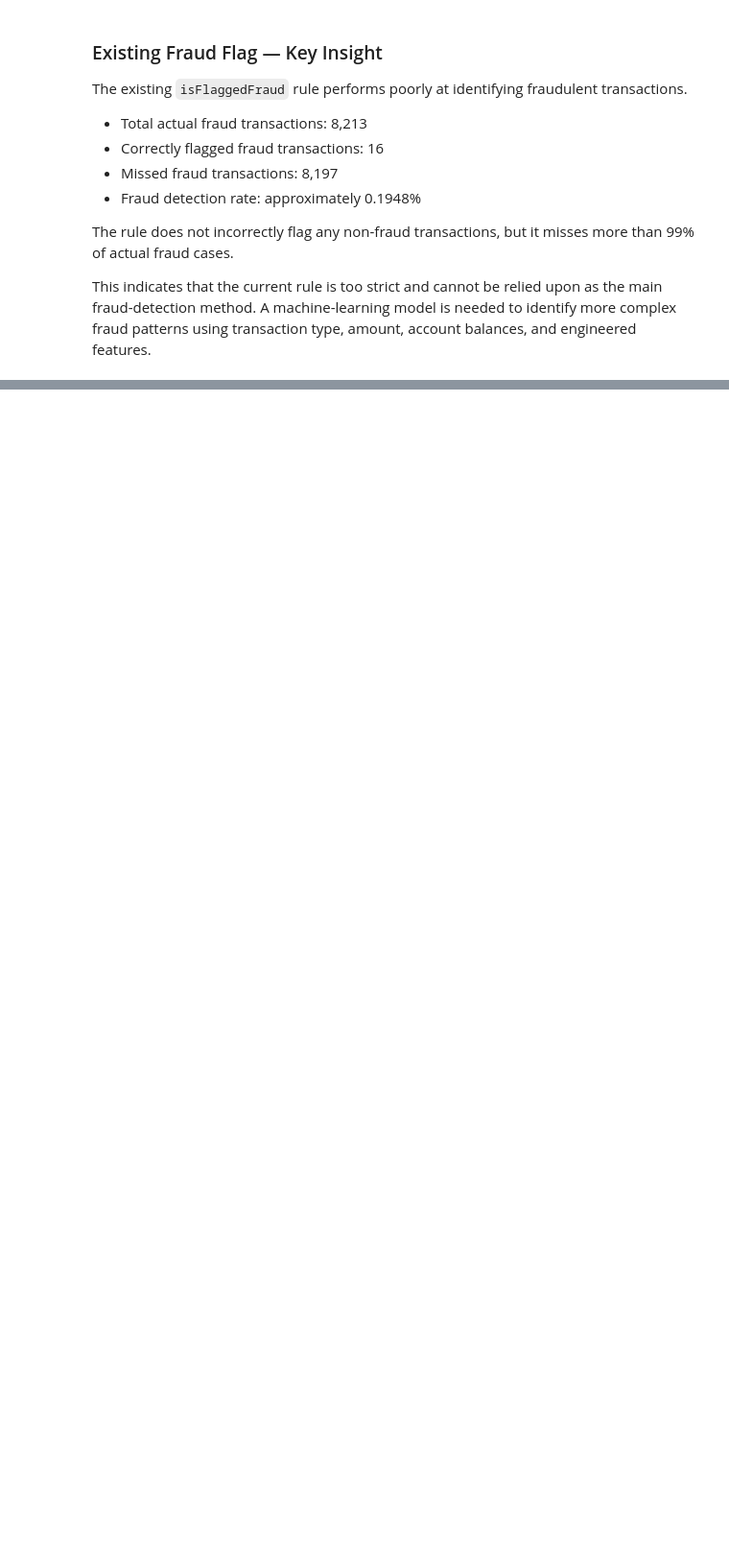
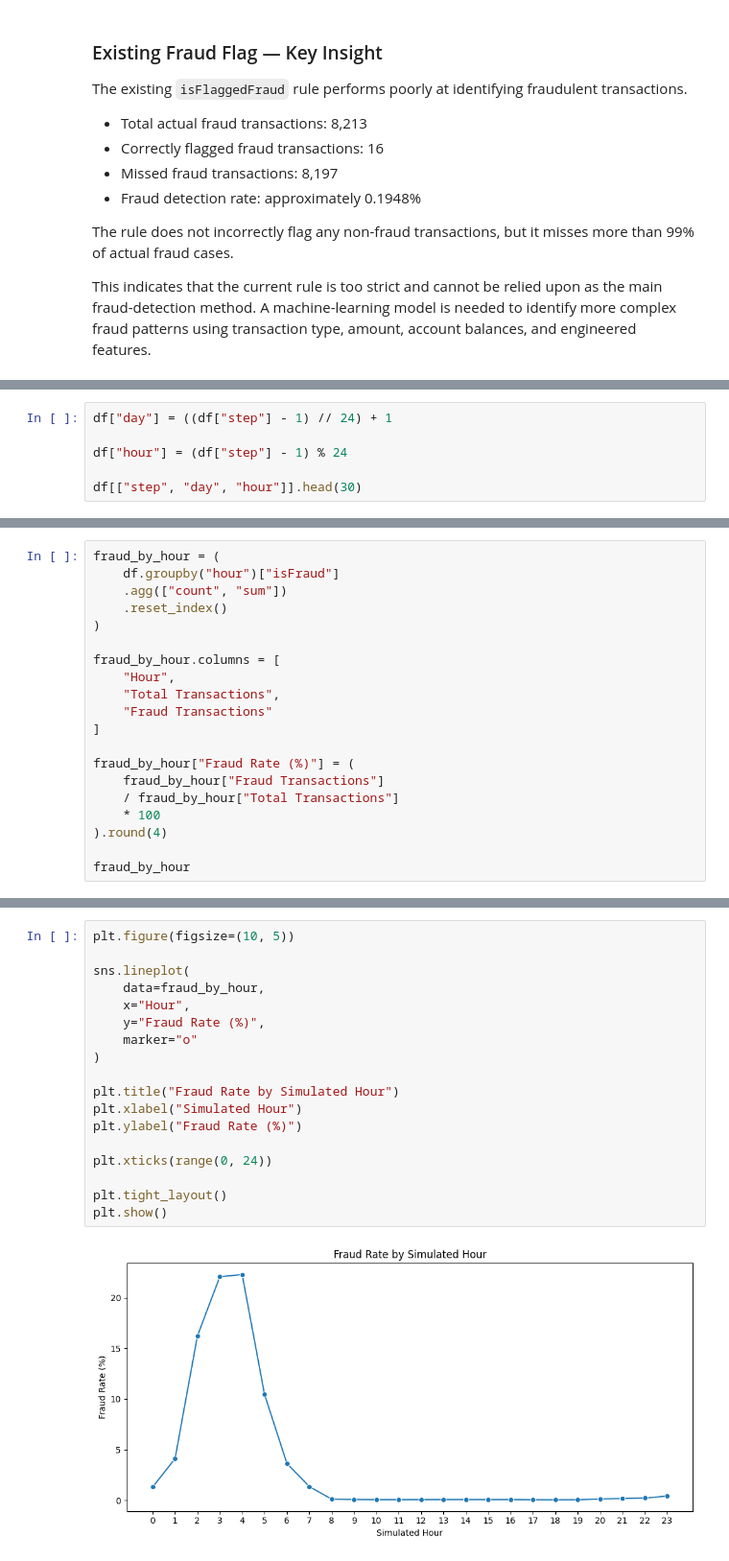
Before and after one commit to vedu13/paysim-fraud-detection, a Jupyter notebook: notebooks/02_exploratory_data_analysis.ipynb, the cells around one changed output, grey strips where cells are left out. Shown at 96% size. Saved outputs shown, nothing was run; the diff lists cells and outputs as text; blank space fills up the shorter version.

```diff
--- a/notebooks/02_exploratory_data_analysis.ipynb
+++ b/notebooks/02_exploratory_data_analysis.ipynb
@@ -612,0 +632,6 @@ This indicates that the current rule is too strict and cannot be relied upon as
+# %%
+df["day"] = ((df["step"] - 1) // 24) + 1
+
+df["hour"] = (df["step"] - 1) % 24
+
+df[["step", "day", "hour"]].head(30)
@@ -612,0 +670,20 @@ This indicates that the current rule is too strict and cannot be relied upon as
+# %%
+fraud_by_hour = (
+    df.groupby("hour")["isFraud"]
+    .agg(["count", "sum"])
+    .reset_index()
+)
+
+fraud_by_hour.columns = [
+    "Hour",
+    "Total Transactions",
+    "Fraud Transactions"
+]
+
+fraud_by_hour["Fraud Rate (%)"] = (
+    fraud_by_hour["Fraud Transactions"]
+    / fraud_by_hour["Total Transactions"]
+    * 100
+).round(4)
+
+fraud_by_hour
@@ -612,0 +712,20 @@ This indicates that the current rule is too strict and cannot be relied upon as
+# %%
+plt.figure(figsize=(10, 5))
+
+sns.lineplot(
+    data=fraud_by_hour,
+    x="Hour",
+    y="Fraud Rate (%)",
+    marker="o"
+)
+
+plt.title("Fraud Rate by Simulated Hour")
+plt.xlabel("Simulated Hour")
+plt.ylabel("Fraud Rate (%)")
+
+plt.xticks(range(0, 24))
+
+plt.tight_layout()
+plt.show()
+# %% [output]
+[figure, added]
```
Also changed, not shown: parts of 13 cells of this notebook.
